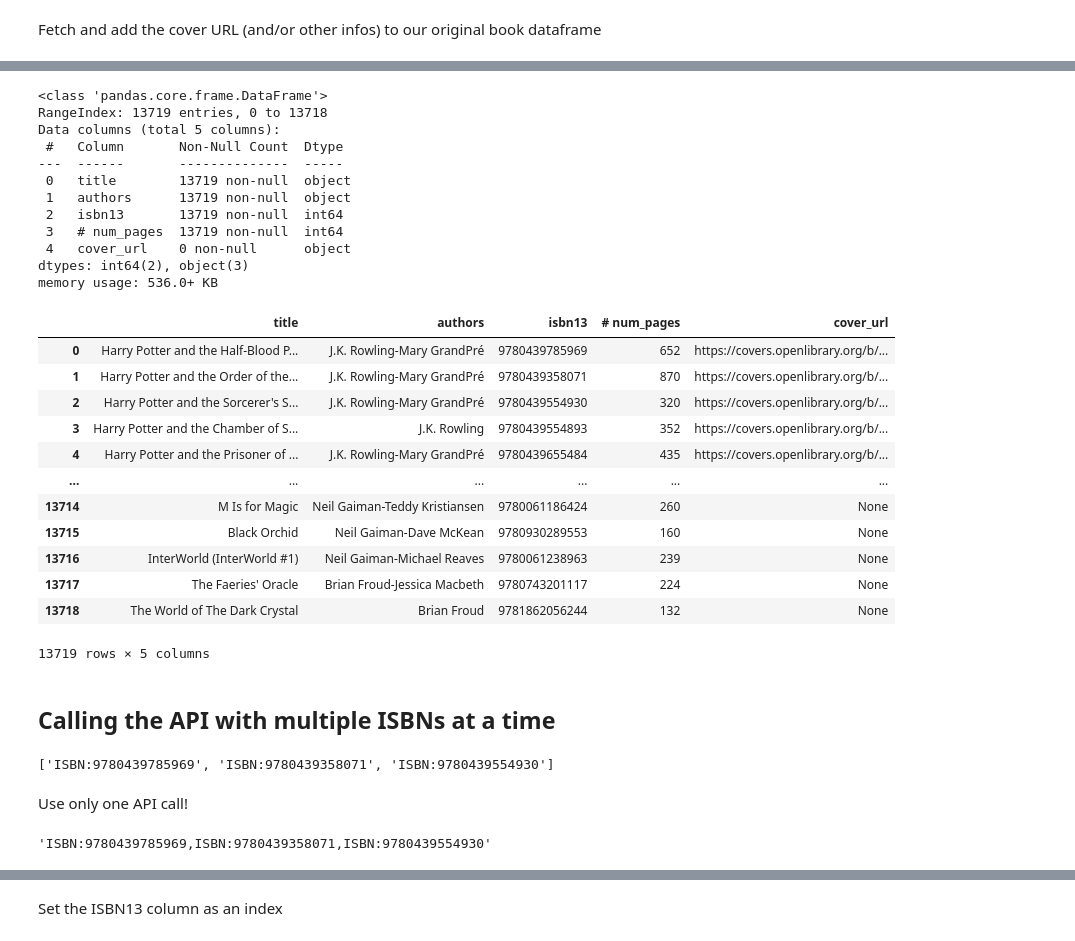
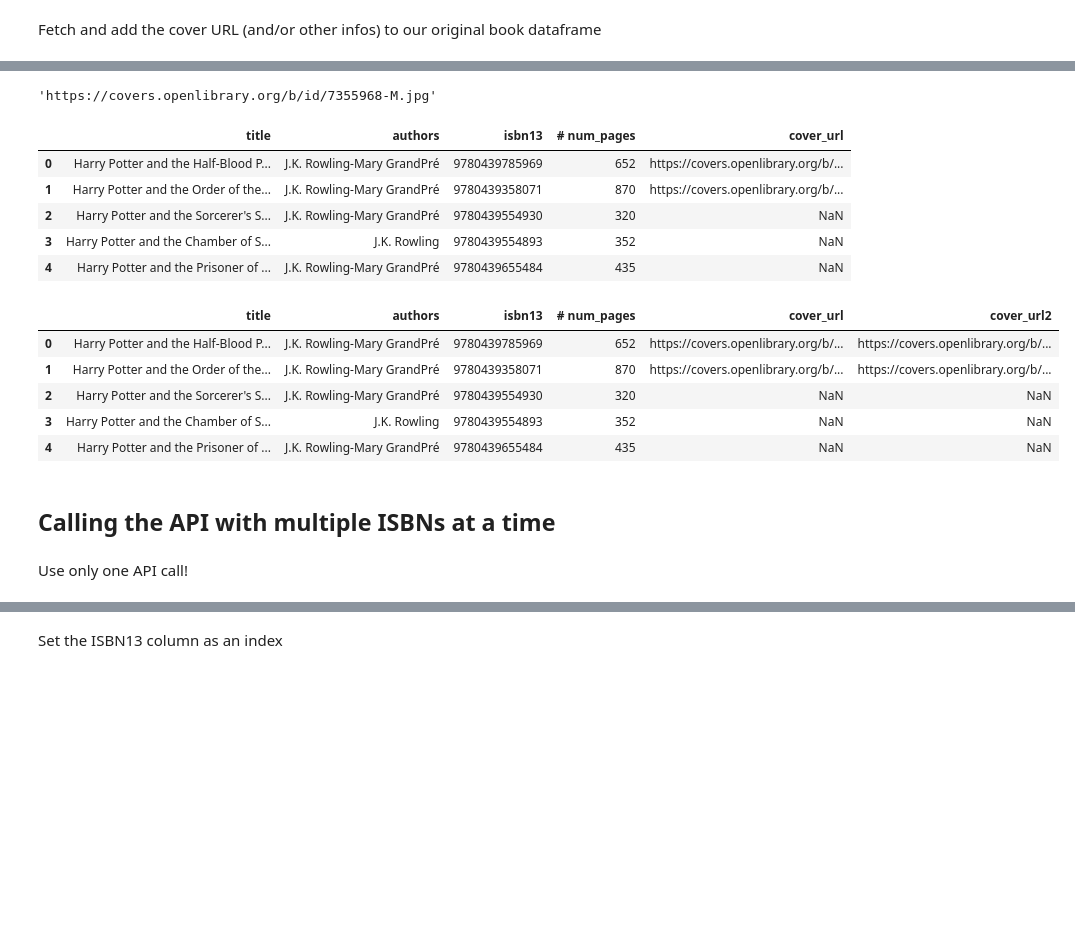
Before and after one commit to yannklein/data-sourcing-pd-1639, a Jupyter notebook: recap/Recap.ipynb, the cells around one changed output, grey strips where cells are left out. Cells and saved outputs as stored; diff of their text form; code cells hidden in the pictures; blank space fills up the shorter version.

```diff
--- a/recap/Recap.ipynb
+++ b/recap/Recap.ipynb
@@ -85,2 +100,12 @@ isbn = '0-7475-3269-9'
+# %%
+def find_book_info(isbn):
+    key=f'ISBN:{isbn}'
+    response=requests.get('https://openlibrary.org/api/books',
+                         params={'bibkeys':key, 'format':'json',
+                                 'jscmd':'data'}).json()
+    try:
+        return response[key]['cover']['medium']
+    except:
+        return None
 # %% [markdown]
 Fetch and add the cover URL (and/or other infos) to our original book dataframe
@@ -104,45 +112,30 @@ fetch_books("0-7475-3269-9")
+# %%
+find_book_info(isbn)
+# %% [output]
+'https://covers.openlibrary.org/b/id/7355968-M.jpg'
+# %%
+for index, book in books_df.head(2).iterrows():
+    cover=find_book_info(book['isbn13'])
+    books_df.loc[index, 'cover_url']=cover
 # %%
-books_df.info()
+books_df.head()
 # %% [output]
-<class 'pandas.core.frame.DataFrame'>
-RangeIndex: 13719 entries, 0 to 13718
-Data columns (total 5 columns):
- #   Column       Non-Null Count  Dtype
----  ------       --------------  -----
- 0   title        13719 non-null  object
- 1   authors      13719 non-null  object
- 2   isbn13       13719 non-null  int64
- 3   # num_pages  13719 non-null  int64
- 4   cover_url    0 non-null      object
-dtypes: int64(2), object(3)
-memory usage: 536.0+ KB
+|  | title | authors | isbn13 | # num_pages | cover_url |
+| 0 | Harry Potter and the Half-Blood P... | J.K. Rowling-Mary GrandPré | 9780439785969 | 652 | https://covers.openlibrary.org/b/... |
+| 1 | Harry Potter and the Order of the... | J.K. Rowling-Mary GrandPré | 9780439358071 | 870 | https://covers.openlibrary.org/b/... |
+| 2 | Harry Potter and the Sorcerer's S... | J.K. Rowling-Mary GrandPré | 9780439554930 | 320 | NaN |
+| 3 | Harry Potter and the Chamber of S... | J.K. Rowling | 9780439554893 | 352 | NaN |
+| 4 | Harry Potter and the Prisoner of ... | J.K. Rowling-Mary GrandPré | 9780439655484 | 435 | NaN |
-# %%
-# for index, row in books_df.head(10).iterrows():
-#     url_data = fetch_books(row["isbn13"])
-#     books_df.loc[index,["cover_url"]] = url_data
-#     print(url_data)
-
-books_df.loc[:10, "cover_url"] = books_df.loc[:10,"isbn13"].apply(fetch_books)
+# %%
+books_df.loc[:2, 'cover_url2'] = books_df['isbn13'].head(2).apply(find_book_info)
 # %%
-books_df
+books_df.head()
 # %% [output]
-|  | title | authors | isbn13 | # num_pages | cover_url |
-| 0 | Harry Potter and the Half-Blood P... | J.K. Rowling-Mary GrandPré | 9780439785969 | 652 | https://covers.openlibrary.org/b/... |
-| 1 | Harry Potter and the Order of the... | J.K. Rowling-Mary GrandPré | 9780439358071 | 870 | https://covers.openlibrary.org/b/... |
-| 2 | Harry Potter and the Sorcerer's S... | J.K. Rowling-Mary GrandPré | 9780439554930 | 320 | https://covers.openlibrary.org/b/... |
-| 3 | Harry Potter and the Chamber of S... | J.K. Rowling | 9780439554893 | 352 | https://covers.openlibrary.org/b/... |
-| 4 | Harry Potter and the Prisoner of ... | J.K. Rowling-Mary GrandPré | 9780439655484 | 435 | https://covers.openlibrary.org/b/... |
-| ... | ... | ... | ... | ... | ... |
-| 13714 | M Is for Magic | Neil Gaiman-Teddy Kristiansen | 9780061186424 | 260 | None |
-| 13715 | Black Orchid | Neil Gaiman-Dave McKean | 9780930289553 | 160 | None |
-| 13716 | InterWorld (InterWorld #1) | Neil Gaiman-Michael Reaves | 9780061238963 | 239 | None |
-| 13717 | The Faeries' Oracle | Brian Froud-Jessica Macbeth | 9780743201117 | 224 | None |
-| 13718 | The World of The Dark Crystal | Brian Froud | 9781862056244 | 132 | None |
+|  | title | authors | isbn13 | # num_pages | cover_url | cover_url2 |
+| 0 | Harry Potter and the Half-Blood P... | J.K. Rowling-Mary GrandPré | 9780439785969 | 652 | https://covers.openlibrary.org/b/... | https://covers.openlibrary.org/b/... |
+| 1 | Harry Potter and the Order of the... | J.K. Rowling-Mary GrandPré | 9780439358071 | 870 | https://covers.openlibrary.org/b/... | https://covers.openlibrary.org/b/... |
+| 2 | Harry Potter and the Sorcerer's S... | J.K. Rowling-Mary GrandPré | 9780439554930 | 320 | NaN | NaN |
+| 3 | Harry Potter and the Chamber of S... | J.K. Rowling | 9780439554893 | 352 | NaN | NaN |
+| 4 | Harry Potter and the Prisoner of ... | J.K. Rowling-Mary GrandPré | 9780439655484 | 435 | NaN | NaN |
-13719 rows × 5 columns
 # %% [markdown]
 ## Calling the API with multiple ISBNs at a time
-# %%
-isbns = [9780439785969, 9780439358071, 9780439554930]
-[f"ISBN:{isbn}" for isbn in isbns]
-# %% [output]
-['ISBN:9780439785969', 'ISBN:9780439358071', 'ISBN:9780439554930']
@@ -149,7 +145,2 @@ isbns = [9780439785969, 9780439358071, 9780439554930]
 # %% [markdown]
 Use only one API call!
-# %%
-# YOUR CODE HERE
-",".join([f"ISBN:{isbn}" for isbn in isbns])
-# %% [output]
-'ISBN:9780439785969,ISBN:9780439358071,ISBN:9780439554930'
```
Also changed, not shown: parts of 23 cells of this notebook, 1 other file.
